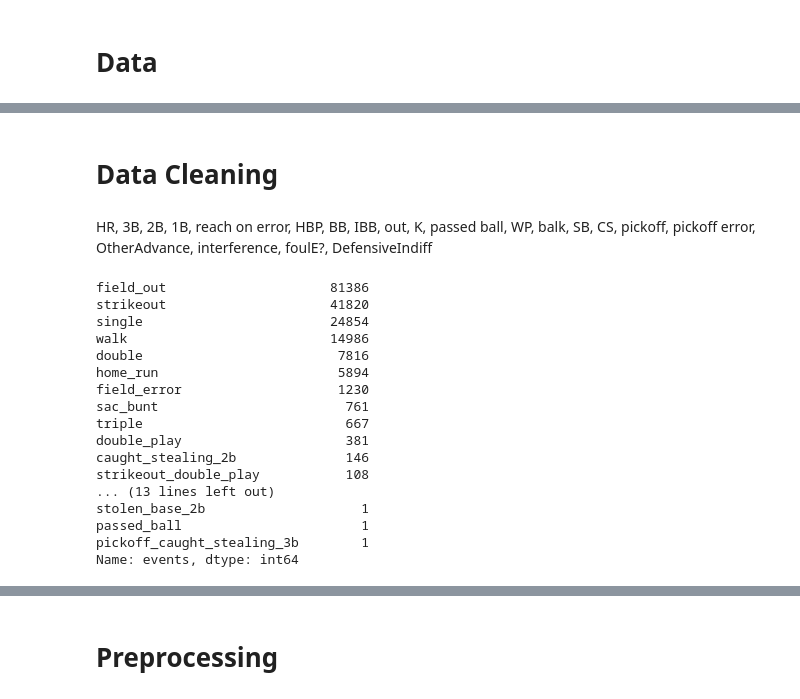
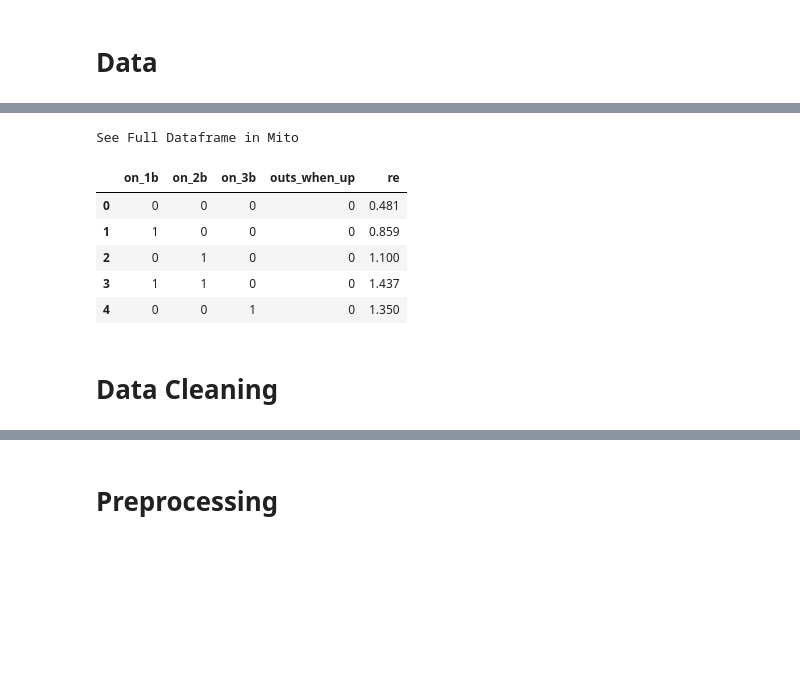
Before and after one commit to anthonyzurke/pitch-model, a Jupyter notebook: notebooks/model-qitch-quality.ipynb, the cells around one changed output, grey strips where cells are left out. Cells and saved outputs as stored; diff of their text form; code cells hidden in the pictures; blank space fills up the shorter version.

```diff
--- a/notebooks/model-qitch-quality.ipynb
+++ b/notebooks/model-qitch-quality.ipynb
@@ -105,24 +63,12 @@ See Full Dataframe in Mito
+# %%
+re.head()
+# %% [output]
+See Full Dataframe in Mito
+|  | on_1b | on_2b | on_3b | outs_when_up | re |
+| 0 | 0 | 0 | 0 | 0 | 0.481 |
+| 1 | 1 | 0 | 0 | 0 | 0.859 |
+| 2 | 0 | 1 | 0 | 0 | 1.100 |
+| 3 | 1 | 1 | 0 | 0 | 1.437 |
+| 4 | 0 | 0 | 1 | 0 | 1.350 |
 # %% [markdown]
 # Data Cleaning
-# %% [markdown]
-HR, 3B, 2B, 1B, reach on error, HBP, BB, IBB, out, K, passed ball, WP, balk, SB, CS, pickoff, pickoff error, OtherAdvance, interference, foulE?, DefensiveIndiff
-# %%
-data.events.value_counts()
-# %% [output]
-field_out                     81386
-strikeout                     41820
-single                        24854
-walk                          14986
-double                         7816
-home_run                       5894
-field_error                    1230
-sac_bunt                        761
-triple                          667
-double_play                     381
-caught_stealing_2b              146
-strikeout_double_play           108
-... (13 lines left out)
-stolen_base_2b                    1
-passed_ball                       1
-pickoff_caught_stealing_3b        1
-Name: events, dtype: int64
```
Also changed, not shown: parts of 22 cells of this notebook, 10 other files.
